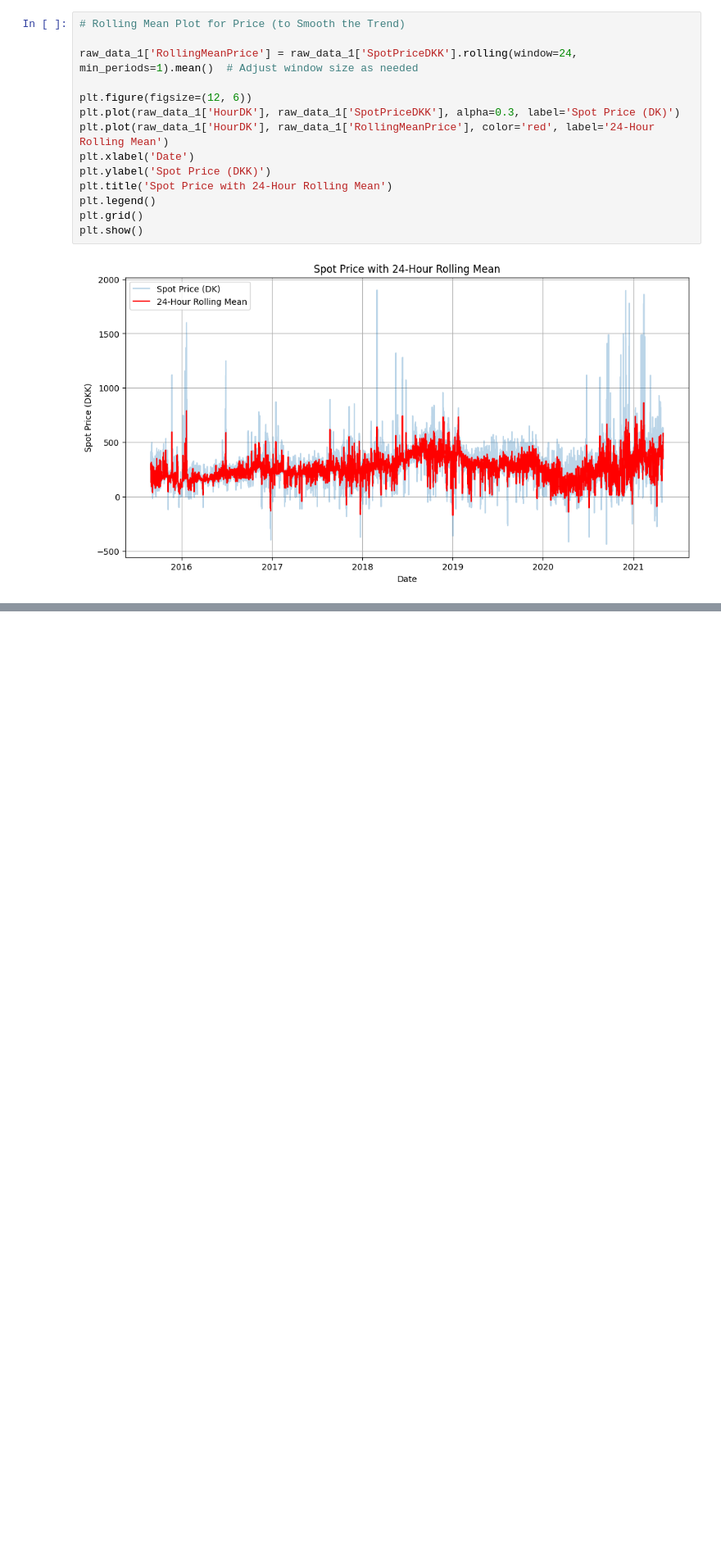
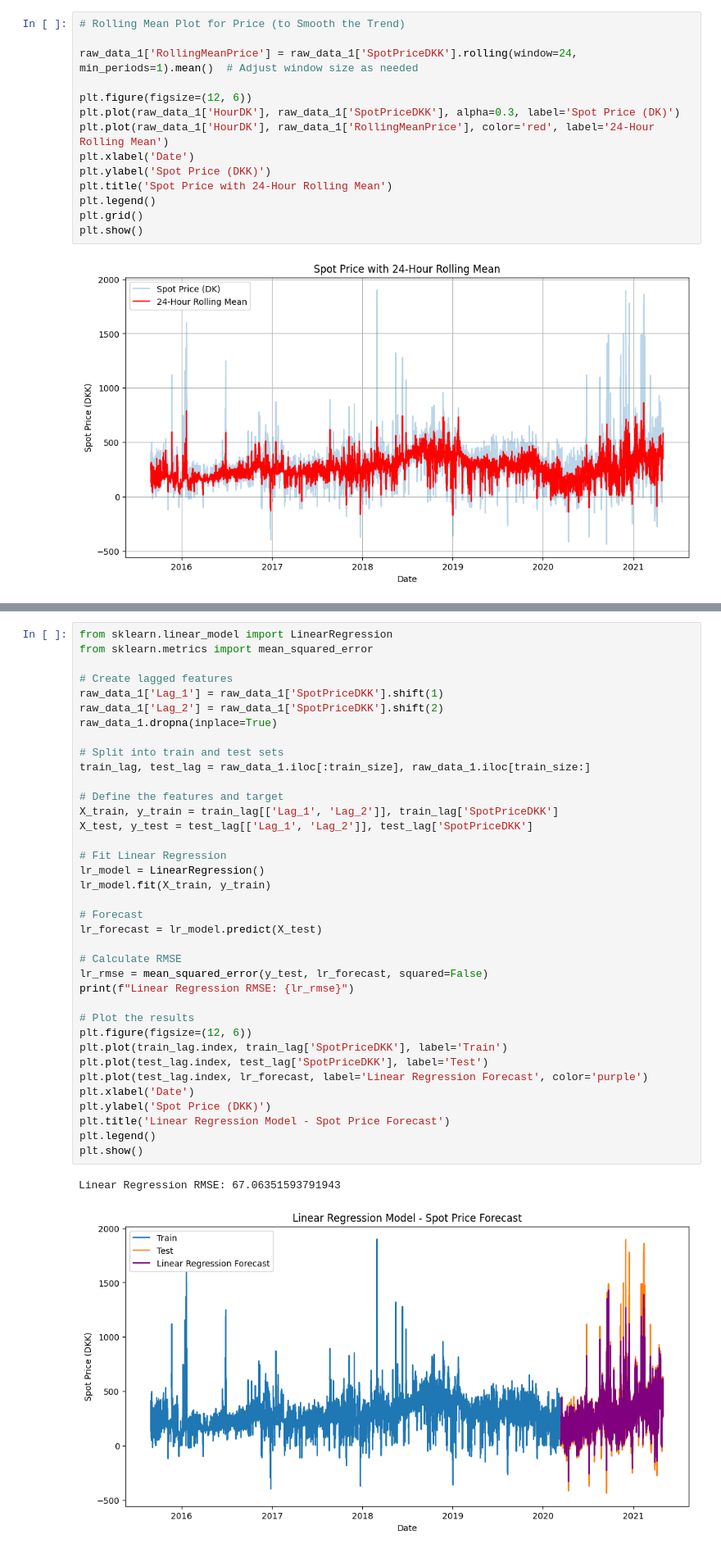
Before and after one commit to mralisoltani/NPEMF, a Jupyter notebook: MLOPs.ipynb, the cells around one changed output, grey strips where cells are left out. Shown: that part at 82% size. Cells and saved outputs as stored; diff of their text form; blank space fills up the shorter version.

```diff
--- a/MLOPs.ipynb
+++ b/MLOPs.ipynb
@@ -463,0 +565,40 @@ plt.show()
+# %%
+from sklearn.linear_model import LinearRegression
+from sklearn.metrics import mean_squared_error
+
+# Create lagged features
+raw_data_1['Lag_1'] = raw_data_1['SpotPriceDKK'].shift(1)
+raw_data_1['Lag_2'] = raw_data_1['SpotPriceDKK'].shift(2)
+raw_data_1.dropna(inplace=True)
+
+# Split into train and test sets
+train_lag, test_lag = raw_data_1.iloc[:train_size], raw_data_1.iloc[train_size:]
+
+# Define the features and target
+X_train, y_train = train_lag[['Lag_1', 'Lag_2']], train_lag['SpotPriceDKK']
+X_test, y_test = test_lag[['Lag_1', 'Lag_2']], test_lag['SpotPriceDKK']
+
+# Fit Linear Regression
+lr_model = LinearRegression()
+lr_model.fit(X_train, y_train)
+
+# Forecast
+lr_forecast = lr_model.predict(X_test)
+
+# Calculate RMSE
+lr_rmse = mean_squared_error(y_test, lr_forecast, squared=False)
+print(f"Linear Regression RMSE: {lr_rmse}")
+
+# Plot the results
+plt.figure(figsize=(12, 6))
+plt.plot(train_lag.index, train_lag['SpotPriceDKK'], label='Train')
+plt.plot(test_lag.index, test_lag['SpotPriceDKK'], label='Test')
+plt.plot(test_lag.index, lr_forecast, label='Linear Regression Forecast', color='purple')
+plt.xlabel('Date')
+plt.ylabel('Spot Price (DKK)')
+plt.title('Linear Regression Model - Spot Price Forecast')
+plt.legend()
+plt.show()
+# %% [output]
+Linear Regression RMSE: 67.06351593791943
+[figure, added]
```
Also changed, not shown: parts of 9 cells of this notebook, 4 other files.
